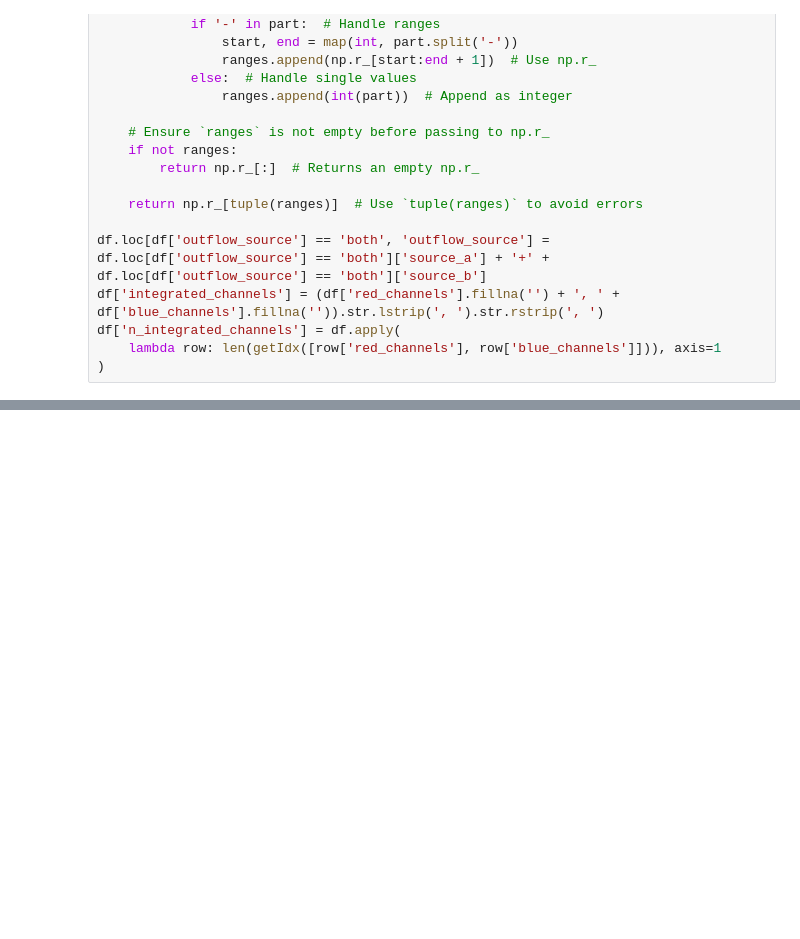
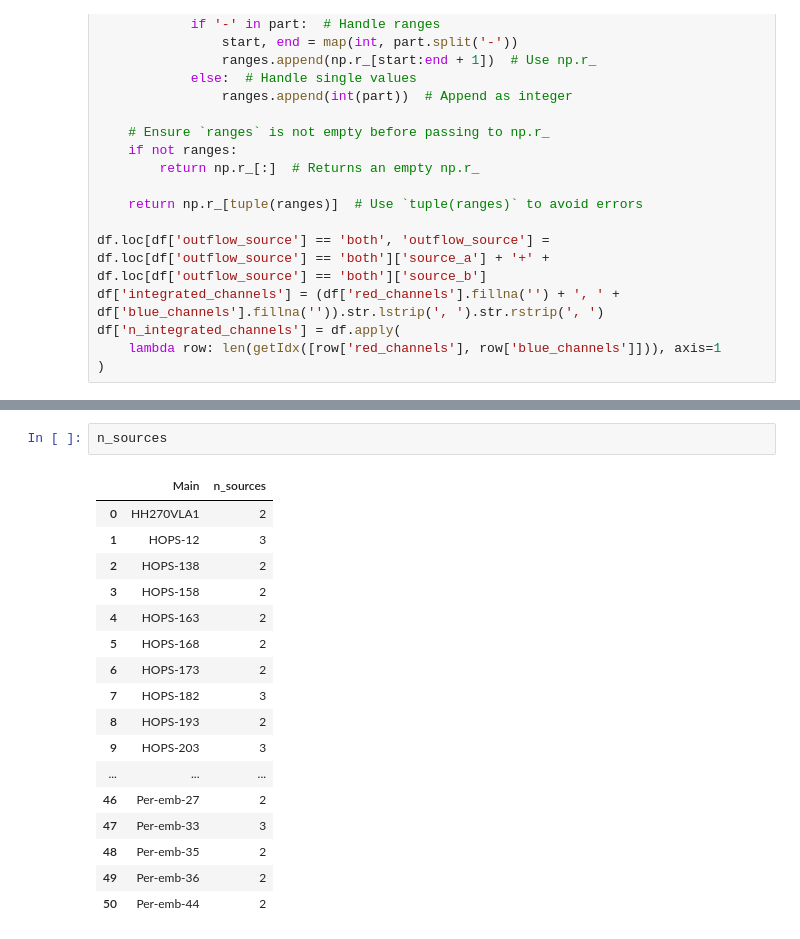
Before and after one commit to ryguy2k4/hops-research, a Jupyter notebook: notebooks/tables_for_paper.ipynb, the cells around one changed output, grey strips where cells are left out. Drawn from its saved outputs; the diff is of its cells as text; blank space fills up the shorter version.

```diff
--- a/notebooks/tables_for_paper.ipynb
+++ b/notebooks/tables_for_paper.ipynb
@@ -167,2 +170,22 @@ HH270VLA1 & 2 & 87.89411 & 2.94611 & 9.0 & 94-100, 104-109 & 13 \\
 \end{tabular}
 \end{deluxetable}
+# %%
+n_sources
+# %% [output]
+|  | Main | n_sources |
+| 0 | HH270VLA1 | 2 |
+| 1 | HOPS-12 | 3 |
+| 2 | HOPS-138 | 2 |
+| 3 | HOPS-158 | 2 |
+| 4 | HOPS-163 | 2 |
+| 5 | HOPS-168 | 2 |
+| 6 | HOPS-173 | 2 |
+| 7 | HOPS-182 | 3 |
+| 8 | HOPS-193 | 2 |
+| 9 | HOPS-203 | 3 |
+| ... | ... | ... |
+| 46 | Per-emb-27 | 2 |
+| 47 | Per-emb-33 | 3 |
+| 48 | Per-emb-35 | 2 |
+| 49 | Per-emb-36 | 2 |
+| 50 | Per-emb-44 | 2 |
```
Also changed, not shown: parts of 6 cells of this notebook.
